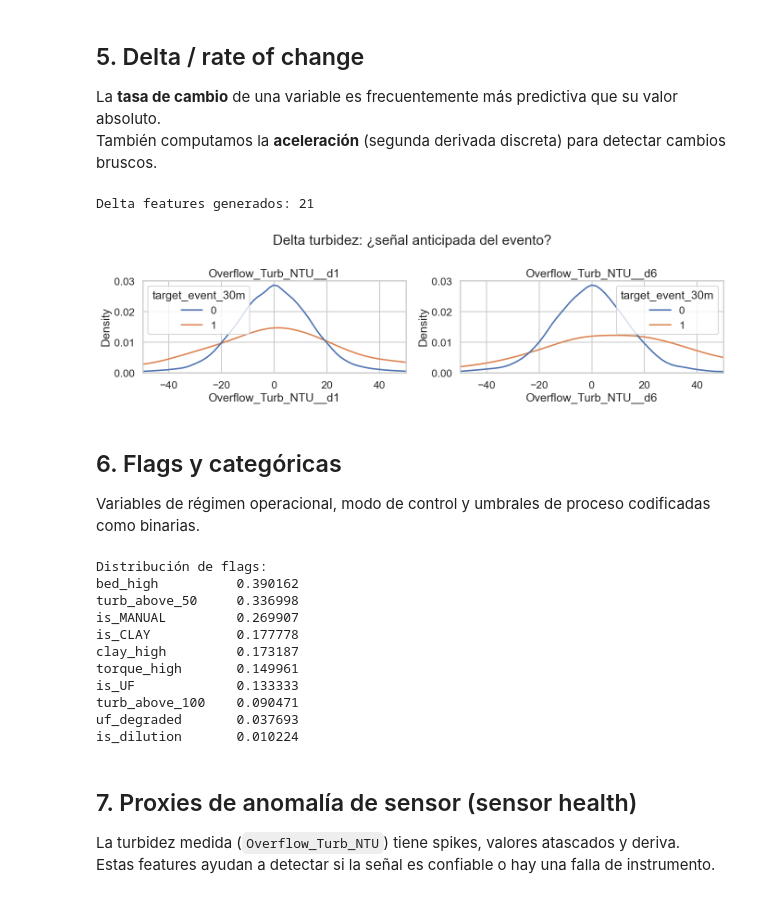
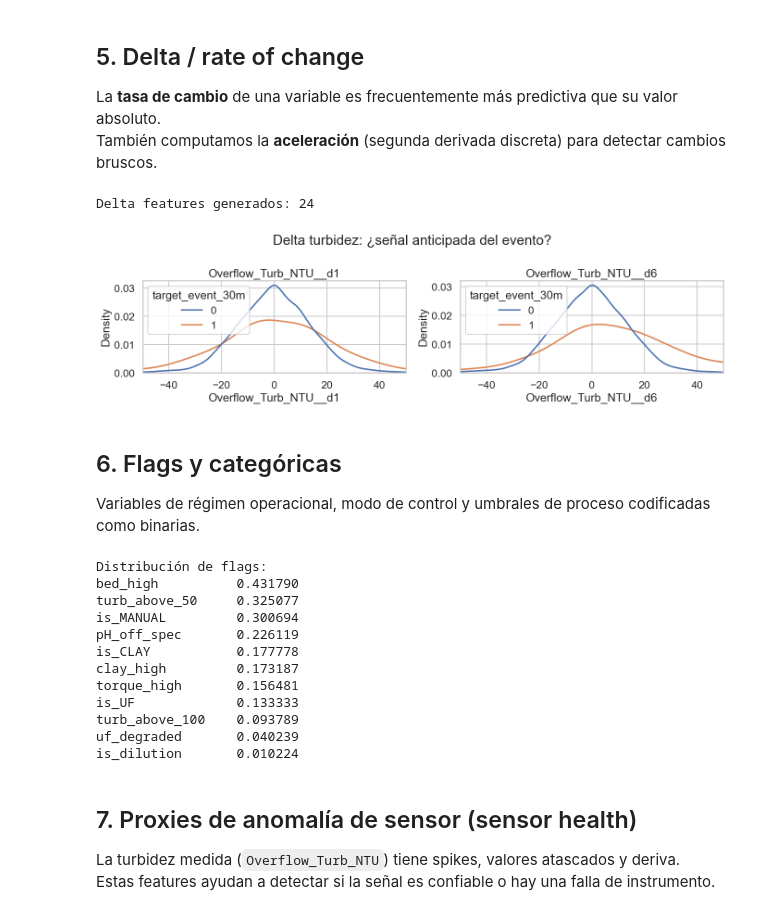
Before and after one commit to MatiasValenzuelaMunoz/Thickener-Water-Recovery-Sentinel-TWS, a Jupyter notebook: notebooks/02_feature_engineering.ipynb, the cells around one changed output. Drawn from its saved outputs; the diff is of its cells as text; code cells hidden in the pictures.

```diff
--- a/notebooks/02_feature_engineering.ipynb
+++ b/notebooks/02_feature_engineering.ipynb
@@ -174,6 +178,7 @@ ROLL_VARS_LONG = [
     'RakeTorque_pct',    # torque aumenta con lecho denso de arcilla
     'Qu_m3h',            # caudal underflow cae al taponarse con arcilla
     'Overflow_Turb_NTU', # turbidez acumulada refleja carga sostenida
+    'pH_feed',           # pH sube lentamente al entrar arcilla (tendencia de horas-días)
 ]
 
 # Variables a resumir (incluyendo latentes para análisis exploratorio)
@@ -182,8 +187,10 @@ ROLL_VARS = [
     'BedLevel_m',
     'RakeTorque_pct',
     'Qu_m3h',
+    'Qo_m3h',            # flujo overflow
     'Solids_u_pct',
     'Floc_gpt',
+    'pH_feed',           # pH medido (causal: afecta eficacia floculante)
     'Clay_idx',            # latente
     'PSD_fines_idx',       # latente
     'UF_YieldStress_Pa',   # latente
@@ -253,10 +260,11 @@ LAG_VARS = [
     'Overflow_Turb_NTU',
     'BedLevel_m',
     'RakeTorque_pct',
+    'pH_feed',           # pH cambia lento — lag capta tendencia antes del evento CLAY
+    'Qu_m3h',
     'Clay_idx',
     'PSD_fines_idx',
     'UF_YieldStress_Pa',
-    'Qu_m3h',
     'UF_capacity_factor',
 ]
 
@@ -295,44 +303,45 @@ DELTA_VARS = [
     'Overflow_Turb_NTU',
     'BedLevel_m',
     'RakeTorque_pct',
+    'pH_feed',           # tasa de cambio de pH: sube rápido al onset de episodio CLAY
+    'Qu_m3h',
     'Clay_idx',
     'PSD_fines_idx',
     'UF_YieldStress_Pa',
-    'Qu_m3h',
 ]
 
 delta_feats = []
 for var in DELTA_VARS:
     s = df[var]
     d1 = s.diff(1)
     d6 = s.diff(6)
     delta_feats.append(d1.rename(f'{var}__d1'))
     delta_feats.append(d6.rename(f'{var}__d6'))
     # Aceleración (segunda derivada)
     delta_feats.append(d1.diff(1).rename(f'{var}__accel'))
 
 delta_df = pd.concat(delta_feats, axis=1)
 feat = pd.concat([feat, delta_df], axis=1)
 
 print(f'Delta features generados: {delta_df.shape[1]}')
 
 # Visualización: delta turbidez previo a eventos
 tmp = pd.concat([
     df[['target_event_30m', 'Overflow_Turb_NTU']],
     delta_df[['Overflow_Turb_NTU__d1', 'Overflow_Turb_NTU__d6']]
 ], axis=1).dropna()
 
 fig, axes = plt.subplots(1, 2, figsize=(14, 4))
 for ax, col in zip(axes, ['Overflow_Turb_NTU__d1', 'Overflow_Turb_NTU__d6']):
     sns.kdeplot(tmp, x=col, hue='target_event_30m', common_norm=False, ax=ax)
     ax.set_title(col)
     ax.set_xlim(-50, 50)
 plt.suptitle('Delta turbidez: ¿señal anticipada del evento?')
 plt.tight_layout()
 plt.show()
 # %% [output]
-Delta features generados: 21
+Delta features generados: 24
-[figure, old version]
+[figure, new version]
 # %% [markdown]
 ## 6. Flags y categóricas
 
@@ -355,8 +364,14 @@ flag_feats['turb_above_50']  = (df['Overflow_Turb_NTU'].fillna(0) > 50).astype(i
 flag_feats['turb_above_100'] = (df['Overflow_Turb_NTU'].fillna(0) > 100).astype(int)
 flag_feats['bed_high']       = (df['BedLevel_m'] > 2.5).astype(int)
 flag_feats['torque_high']    = (df['RakeTorque_pct'] > 80).astype(int)
-flag_feats['clay_high']      = (df['Clay_idx'] > 0.65).astype(int)
-flag_feats['uf_degraded']    = (df['UF_capacity_factor'] < 0.90).astype(int)
+
+# --- Flags de variables latentes (excluidos de FEATURES_PROD) ---
+flag_feats['clay_high']      = (df['Clay_idx'] > 0.65).astype(int)   # latente — excluido
+flag_feats['uf_degraded']    = (df['UF_capacity_factor'] < 0.90).astype(int)  # latente — excluido
+
+# --- pH fuera del rango óptimo de floculación (8–9) — producción-disponible ---
+# pH_feed > 9.5 indica degradación de la eficacia del floculante durante episodio CLAY
+flag_feats['pH_off_spec']    = (df['pH_feed'].fillna(df['pH_feed'].median()) > 9.5).astype(int)
 
 feat = pd.concat([feat, flag_feats], axis=1)
 
@@ -364,15 +379,16 @@ print('Distribución de flags:')
 print(flag_feats.mean().sort_values(ascending=False).to_string())
 # %% [output]
 Distribución de flags:
-bed_high          0.390162
-turb_above_50     0.336998
-is_MANUAL         0.269907
+bed_high          0.431790
+turb_above_50     0.325077
+is_MANUAL         0.300694
+pH_off_spec       0.226119
 is_CLAY           0.177778
 clay_high         0.173187
-torque_high       0.149961
+torque_high       0.156481
 is_UF             0.133333
-turb_above_100    0.090471
-uf_degraded       0.037693
+turb_above_100    0.093789
+uf_degraded       0.040239
 is_dilution       0.010224
 # %% [markdown]
 ## 7. Proxies de anomalía de sensor (sensor health)
```
Also changed, not shown: parts of 15 cells of this notebook, 11 other files.
